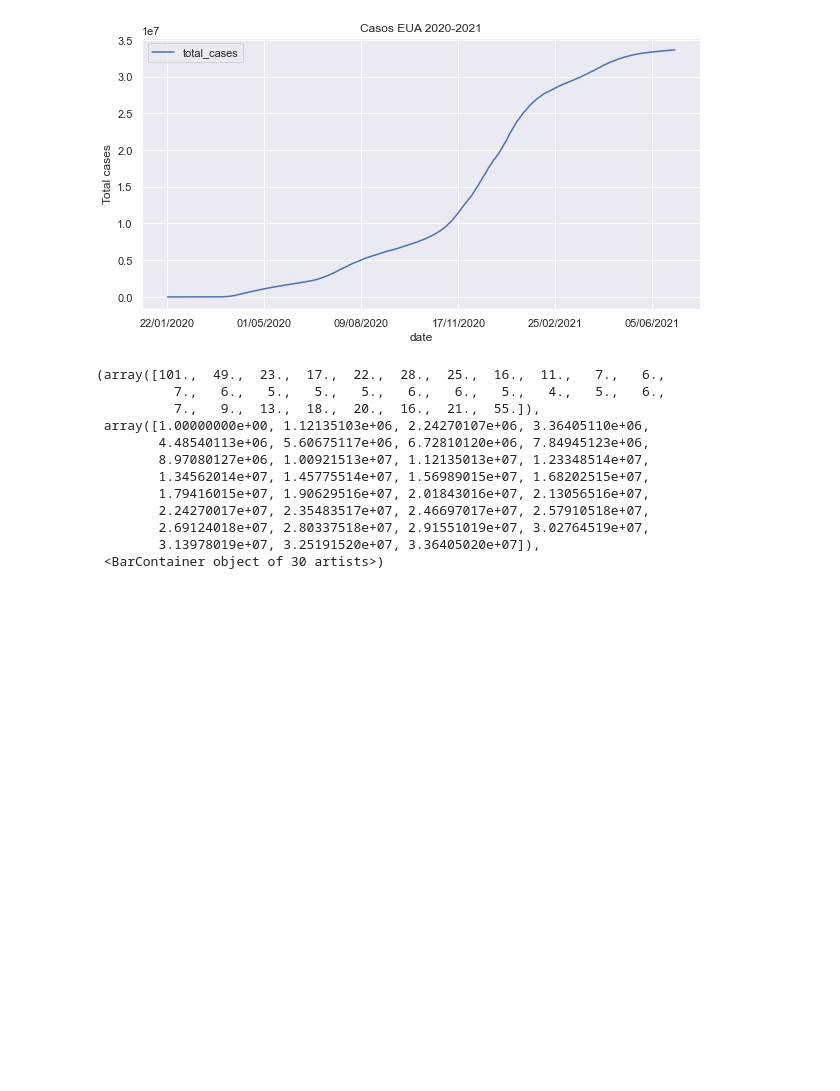
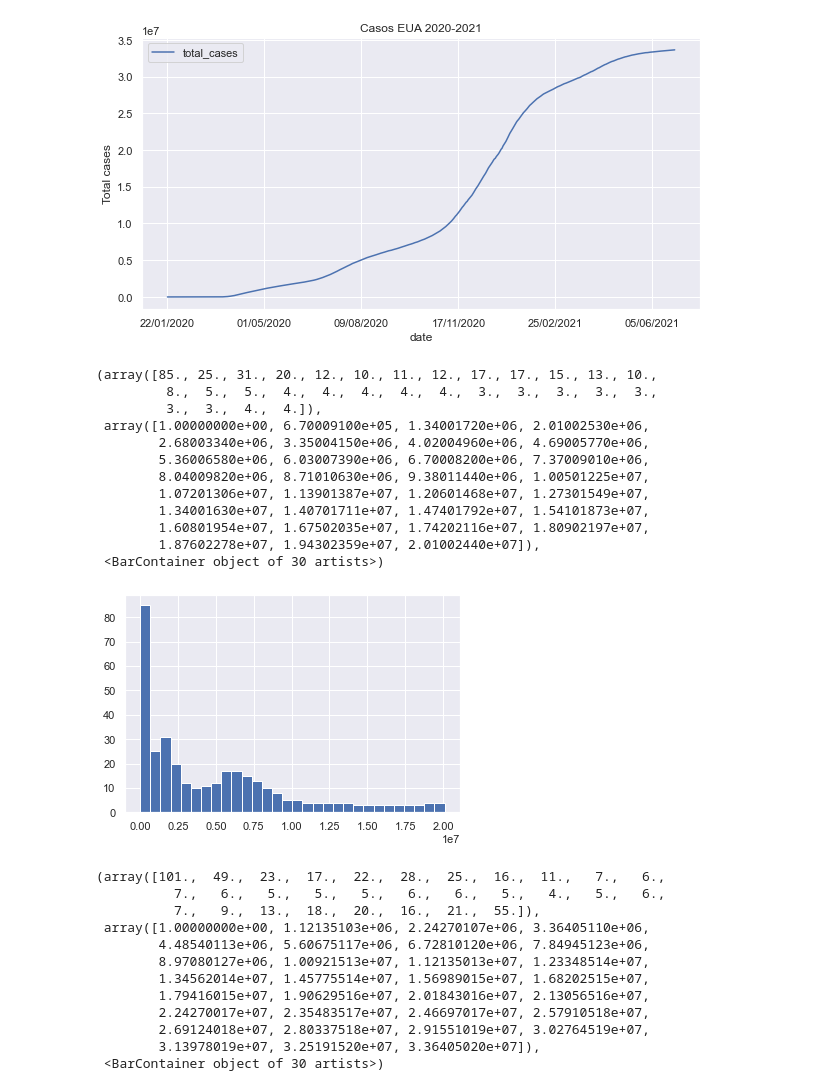
Before and after one commit to valerialadron/Proyecto_VLadron_MMLopez, a Jupyter notebook: Proyecto_VLadron_MMLopez.ipynb, the cells around one changed output. Saved outputs shown, nothing was run; the diff lists cells and outputs as text; code cells hidden in the pictures; blank space fills up the shorter version.

```diff
--- a/Proyecto_VLadron_MMLopez.ipynb
+++ b/Proyecto_VLadron_MMLopez.ipynb
@@ -541,4 +408,21 @@ plt.title('Casos EUA 2020-2021')
 Text(0.5, 1.0, 'Casos EUA 2020-2021')
 [figure]
 [figure]
+# %%
+##Histograma 2020
+plt.hist(np.array(usa_casos_antes['total_cases']), bins=30)
+# %% [output]
+(array([85., 25., 31., 20., 12., 10., 11., 12., 17., 17., 15., 13., 10.,
+         8.,  5.,  5.,  4.,  4.,  4.,  4.,  4.,  3.,  3.,  3.,  3.,  3.,
+         3.,  3.,  4.,  4.]),
+ array([1.00000000e+00, 6.70009100e+05, 1.34001720e+06, 2.01002530e+06,
+        2.68003340e+06, 3.35004150e+06, 4.02004960e+06, 4.69005770e+06,
+        5.36006580e+06, 6.03007390e+06, 6.70008200e+06, 7.37009010e+06,
+        8.04009820e+06, 8.71010630e+06, 9.38011440e+06, 1.00501225e+07,
+        1.07201306e+07, 1.13901387e+07, 1.20601468e+07, 1.27301549e+07,
+        1.34001630e+07, 1.40701711e+07, 1.47401792e+07, 1.54101873e+07,
+        1.60801954e+07, 1.67502035e+07, 1.74202116e+07, 1.80902197e+07,
+        1.87602278e+07, 1.94302359e+07, 2.01002440e+07]),
+ <BarContainer object of 30 artists>)
+[figure, added]
 # %%
```
Also changed, not shown: parts of 28 cells of this notebook, 1 other file.
